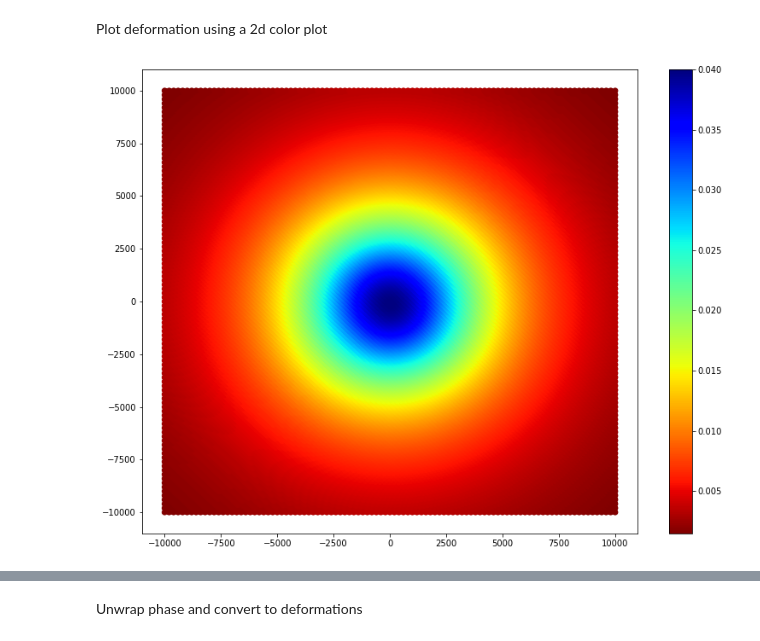
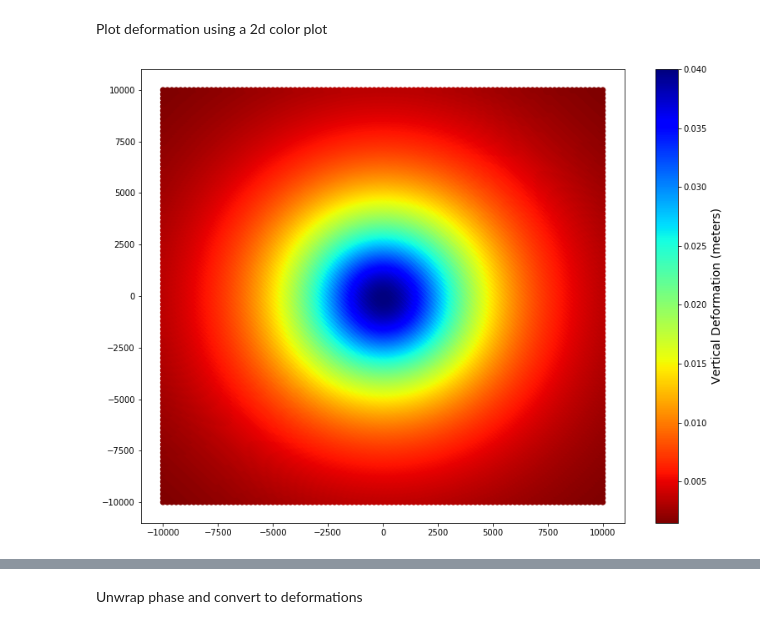
Before and after one commit to MITHaystack/science-casestudies, a Jupyter notebook: geo/Generate_Interferogram.ipynb, the cells around one changed output, grey strips where cells are left out. Cells and saved outputs as stored; diff of their text form; code cells hidden in the pictures.

```diff
--- a/geo/Generate_Interferogram.ipynb
+++ b/geo/Generate_Interferogram.ipynb
@@ -112,7 +112,8 @@ Plot deformation using a 2d color plot
 # %%
 plt.gcf().set_size_inches(13,10);
 plt.scatter(x_input.ravel()[::10],y_input.ravel()[::10],c=mogi_results.ravel()[::10],cmap='jet_r');
-plt.colorbar();
+cb = plt.colorbar();
+cb.set_label('Vertical Deformation (meters)',fontsize=14);
 # %% [output]
-[figure, old version]
+[figure, new version]
 # %% [markdown]
```
Also changed, not shown: parts of 7 cells of this notebook.
